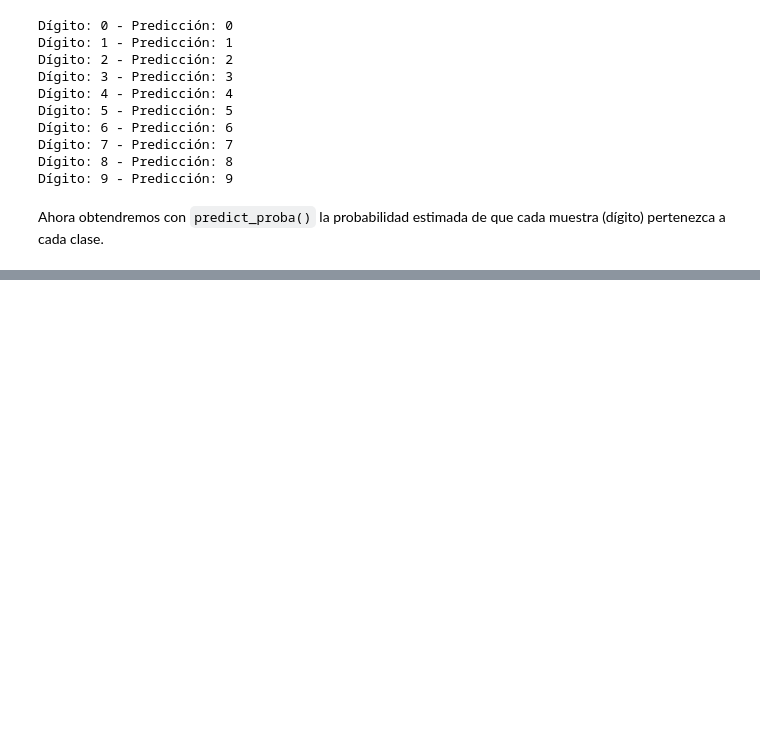
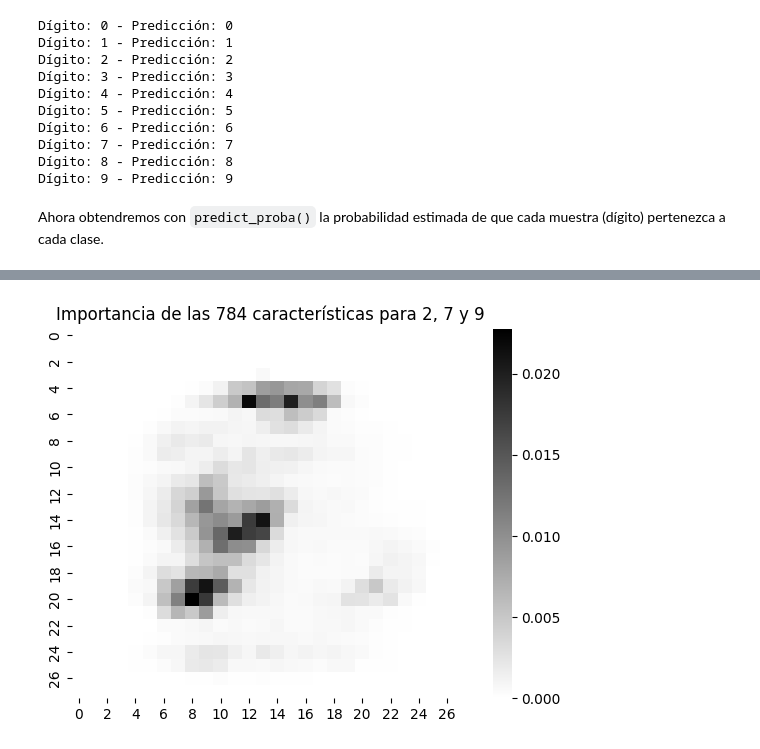
Before and after one commit to RodrigoRiveraRico/data_science_FCiencias, a Jupyter notebook: Clase_9/RiveraRodrigo_T08.ipynb, the cells around one changed output, grey strips where cells are left out. Saved outputs shown, nothing was run; the diff lists cells and outputs as text; code cells hidden in the pictures; blank space fills up the shorter version.

```diff
--- a/Clase_9/RiveraRodrigo_T08.ipynb
+++ b/Clase_9/RiveraRodrigo_T08.ipynb
@@ -464,0 +266,10 @@ plt.show()
+# %%
+rf_279 = RandomForestClassifier(n_estimators=best_n, random_state=seed)
+
+rf_279.fit(X[(y==2) | (y==7) | (y==9)], y[(y==2) | (y==7) | (y==9)])
+
+sns.heatmap(np.reshape(rf_279.feature_importances_, (28, 28)), cmap='binary')
+plt.title('Importancia de las 784 características para 2, 7 y 9')
+plt.show()
+# %% [output]
+[figure, added]
```
Also changed, not shown: parts of 25 cells of this notebook.
